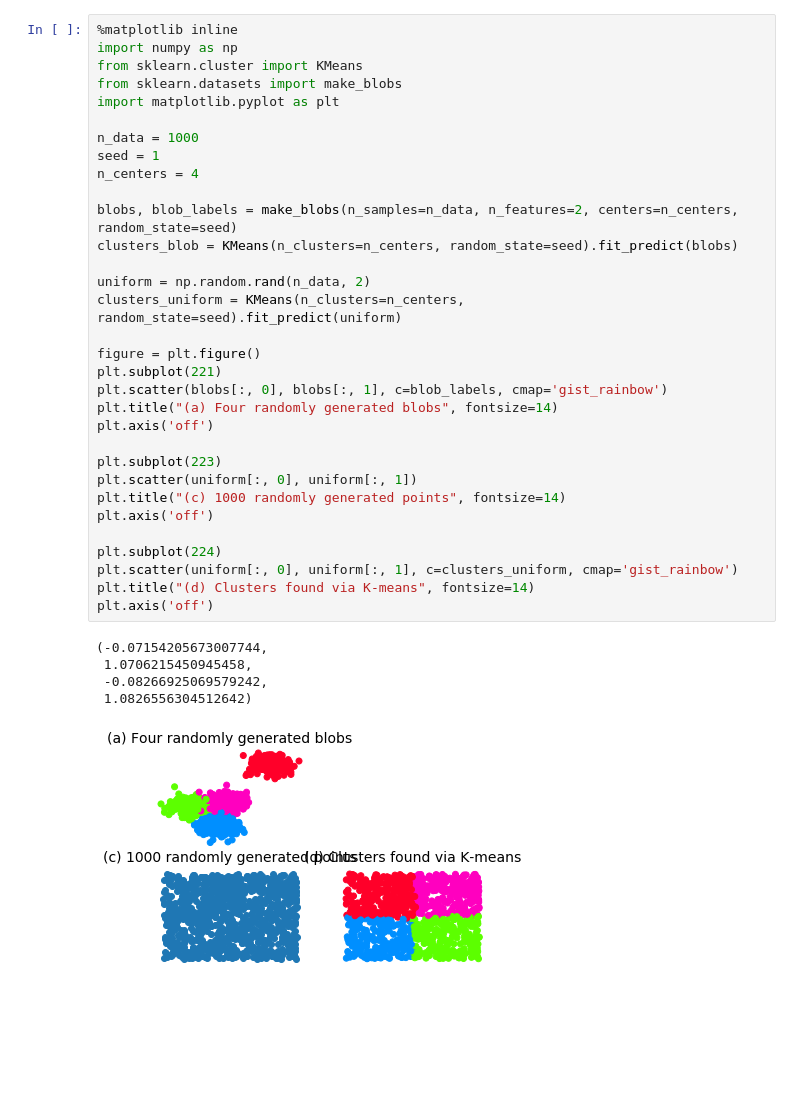
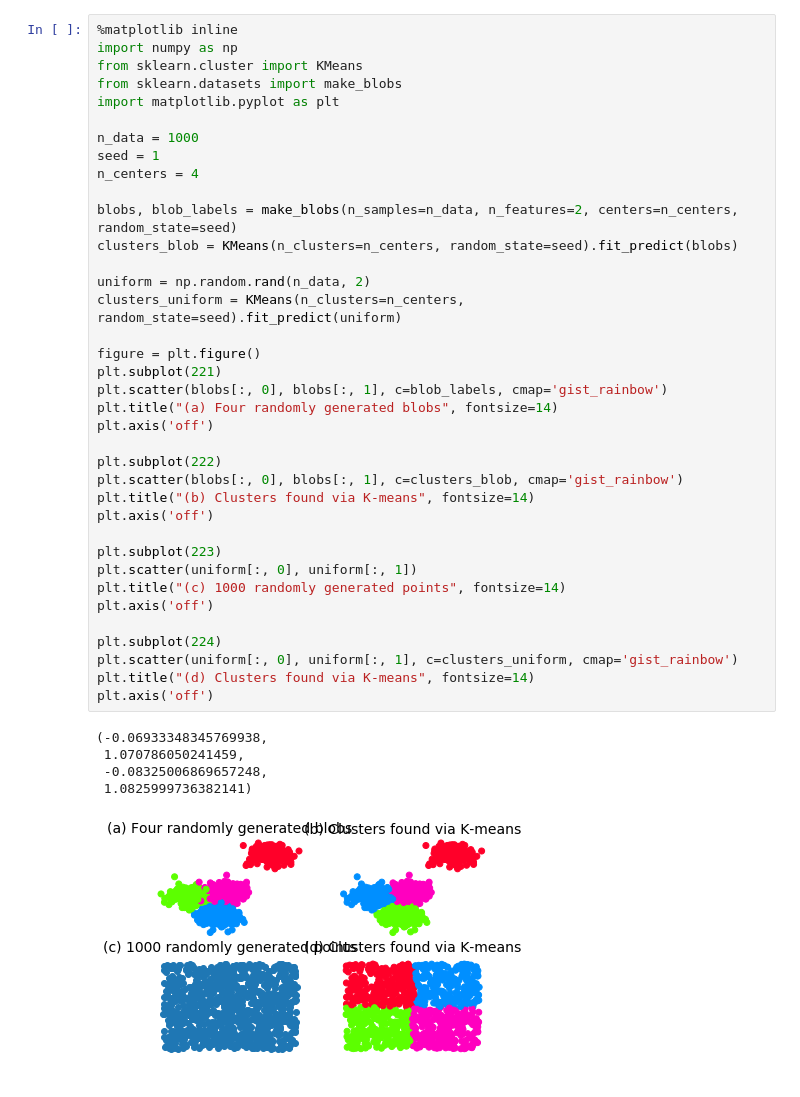
Before and after one commit to HOXOMInc/feature-engineering-book, a Jupyter notebook: 7-1.ipynb, the cells around one changed output. Cells and saved outputs as stored; diff of their text form; blank space fills up the shorter version.

Commit message:
graph bの抜け修正

```diff
--- a/7-1.ipynb
+++ b/7-1.ipynb
@@ -4,35 +4,40 @@ import numpy as np
 from sklearn.cluster import KMeans
 from sklearn.datasets import make_blobs
 import matplotlib.pyplot as plt
 
 n_data = 1000
 seed = 1
 n_centers = 4
 
 blobs, blob_labels = make_blobs(n_samples=n_data, n_features=2, centers=n_centers, random_state=seed)
 clusters_blob = KMeans(n_clusters=n_centers, random_state=seed).fit_predict(blobs)
 
 uniform = np.random.rand(n_data, 2)
 clusters_uniform = KMeans(n_clusters=n_centers, random_state=seed).fit_predict(uniform)
 
 figure = plt.figure()
 plt.subplot(221)
 plt.scatter(blobs[:, 0], blobs[:, 1], c=blob_labels, cmap='gist_rainbow')
 plt.title("(a) Four randomly generated blobs", fontsize=14)
 plt.axis('off')
 
+plt.subplot(222)
+plt.scatter(blobs[:, 0], blobs[:, 1], c=clusters_blob, cmap='gist_rainbow')
+plt.title("(b) Clusters found via K-means", fontsize=14)
+plt.axis('off')
+
 plt.subplot(223)
 plt.scatter(uniform[:, 0], uniform[:, 1])
 plt.title("(c) 1000 randomly generated points", fontsize=14)
 plt.axis('off')
 
 plt.subplot(224)
 plt.scatter(uniform[:, 0], uniform[:, 1], c=clusters_uniform, cmap='gist_rainbow')
 plt.title("(d) Clusters found via K-means", fontsize=14)
 plt.axis('off')
 # %% [output]
-(-0.07154205673007744,
- 1.0706215450945458,
- -0.08266925069579242,
- 1.0826556304512642)
+(-0.06933348345769938,
+ 1.070786050241459,
+ -0.08325006869657248,
+ 1.0825999736382141)
-[figure, old version]
+[figure, new version]
```
